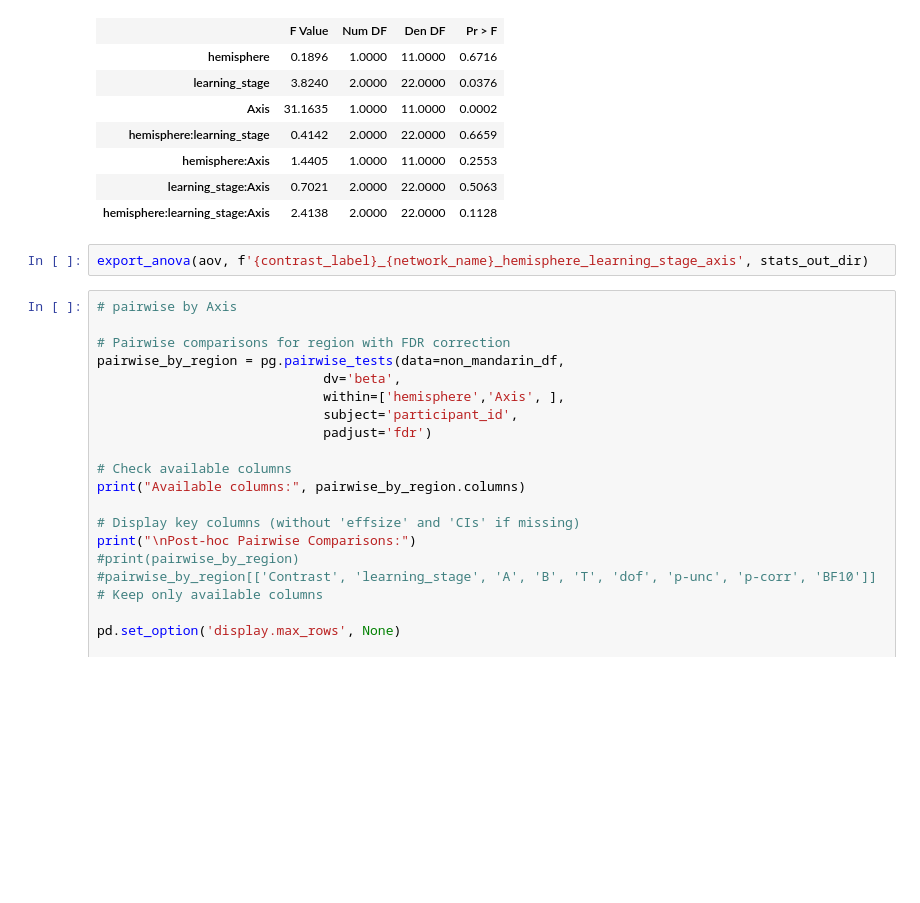
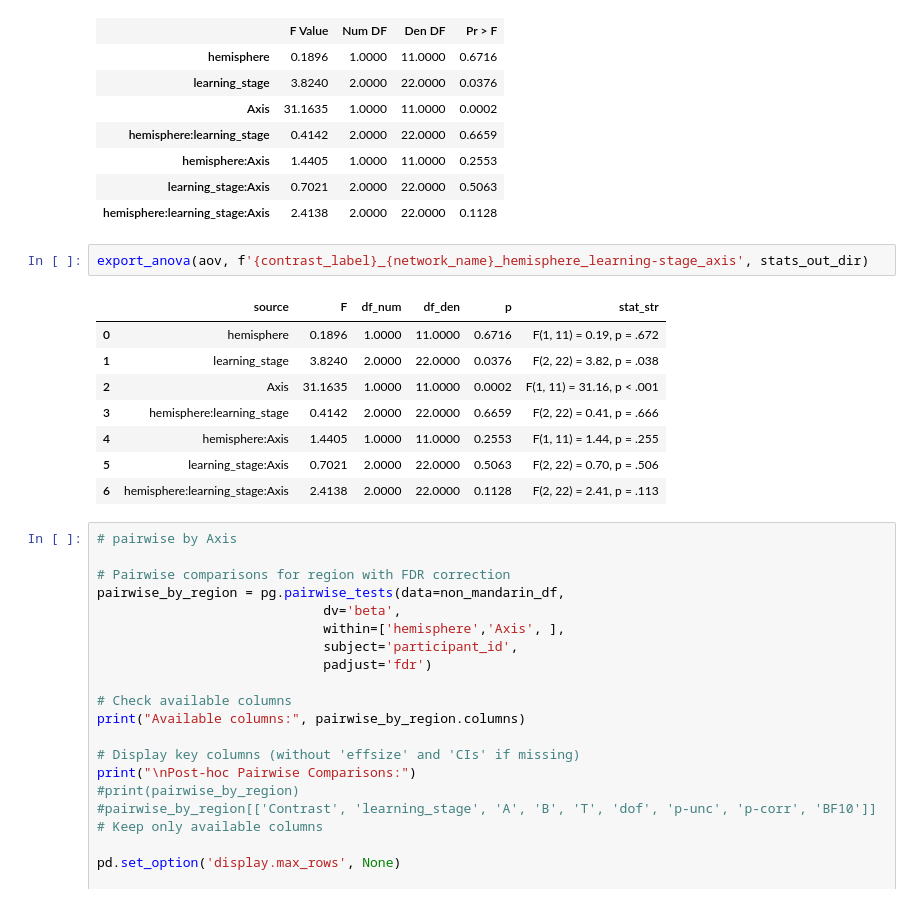
Before and after one commit to SoundBrainLab/fMRI_auditory-category-learning, a Jupyter notebook: 06_univariate/group_level_all_ROI.ipynb, the cells around one changed output. Saved outputs shown, nothing was run; the diff lists cells and outputs as text; blank space fills up the shorter version.

```diff
--- a/06_univariate/group_level_all_ROI.ipynb
+++ b/06_univariate/group_level_all_ROI.ipynb
@@ -933,7 +940,16 @@ contrast: sound
 | learning_stage:Axis | 0.7021 | 2.0000 | 22.0000 | 0.5063 |
 | hemisphere:learning_stage:Axis | 2.4138 | 2.0000 | 22.0000 | 0.1128 |
 # %%
-export_anova(aov, f'{contrast_label}_{network_name}_hemisphere_learning_stage_axis', stats_out_dir)
+export_anova(aov, f'{contrast_label}_{network_name}_hemisphere_learning-stage_axis', stats_out_dir)
+# %% [output]
+|  | source | F | df_num | df_den | p | stat_str |
+| 0 | hemisphere | 0.1896 | 1.0000 | 11.0000 | 0.6716 | F(1, 11) = 0.19, p = .672 |
+| 1 | learning_stage | 3.8240 | 2.0000 | 22.0000 | 0.0376 | F(2, 22) = 3.82, p = .038 |
+| 2 | Axis | 31.1635 | 1.0000 | 11.0000 | 0.0002 | F(1, 11) = 31.16, p < .001 |
+| 3 | hemisphere:learning_stage | 0.4142 | 2.0000 | 22.0000 | 0.6659 | F(2, 22) = 0.41, p = .666 |
+| 4 | hemisphere:Axis | 1.4405 | 1.0000 | 11.0000 | 0.2553 | F(1, 11) = 1.44, p = .255 |
+| 5 | learning_stage:Axis | 0.7021 | 2.0000 | 22.0000 | 0.5063 | F(2, 22) = 0.70, p = .506 |
+| 6 | hemisphere:learning_stage:Axis | 2.4138 | 2.0000 | 22.0000 | 0.1128 | F(2, 22) = 2.41, p = .113 |
 # %%
 # pairwise by Axis
 
```
Also changed, not shown: parts of 53 cells of this notebook, 1 other file.
